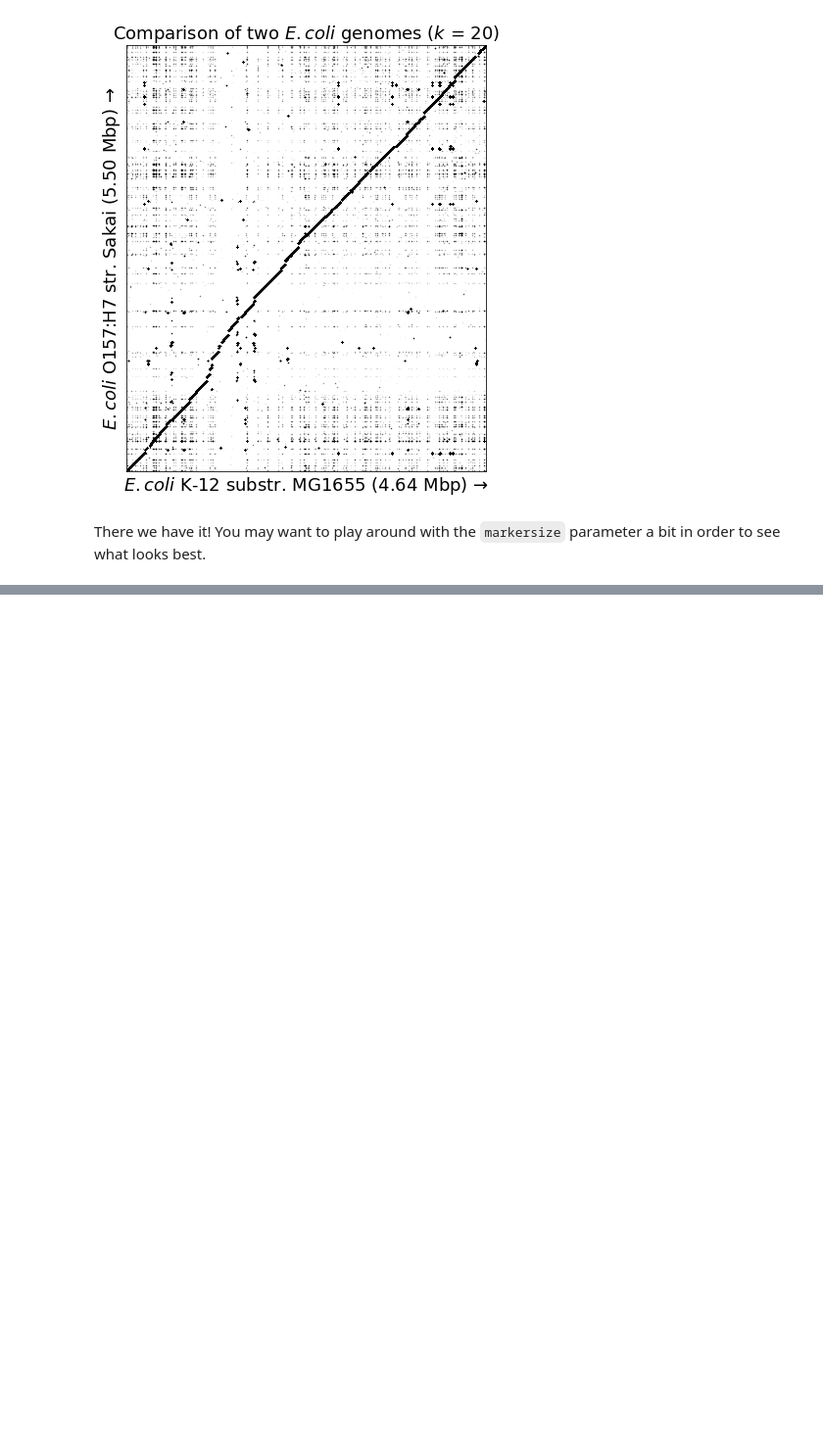
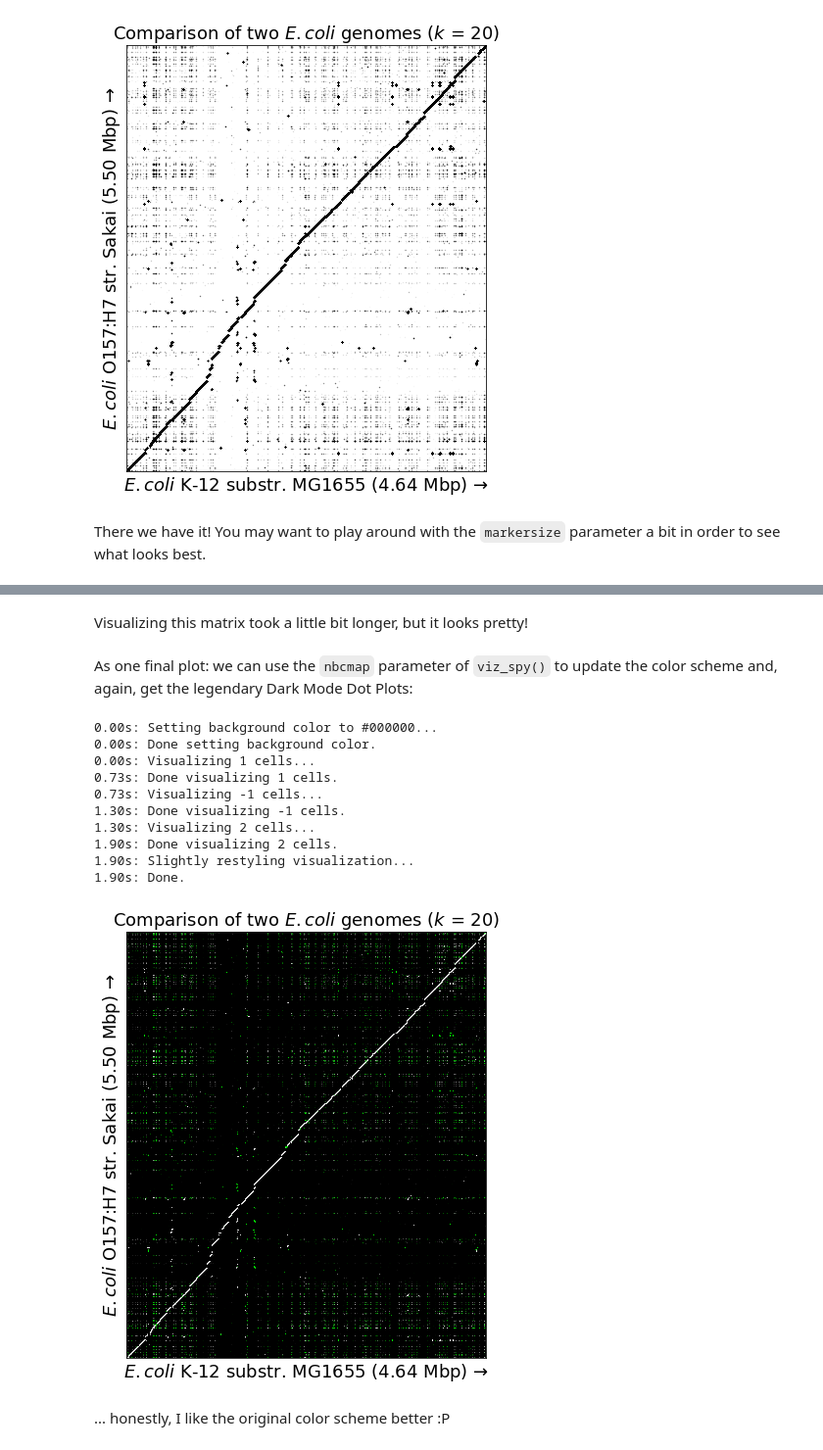
Before and after one commit to fedarko/wotplot, a Jupyter notebook: docs/Tutorial.ipynb, the cells around one changed output, grey strips where cells are left out. Shown: that part at 98% size. Drawn from its saved outputs; the diff is of its cells as text; code cells hidden in the pictures; blank space fills up the shorter version.

```diff
--- a/docs/Tutorial.ipynb
+++ b/docs/Tutorial.ipynb
@@ -547,0 +521,27 @@ fig.set_size_inches(8, 8)
+# %% [markdown]
+Visualizing this matrix took a little bit longer, but it looks pretty!
+# %% [markdown]
+As one final plot: we can use the `nbcmap` parameter of `viz_spy()` to update the color scheme and, again, get the legendary Dark Mode Dot Plots:
+# %%
+fig, ax = pyplot.subplots()
+wotplot.viz_spy(
+    em_nb, markersize=0.01, title=f"Comparison of two $E. coli$ genomes ($k$ = {em.k})", ax=ax, verbose=True,
+    nbcmap={0: "#000000", 1: "#ffffff", -1: "#00ff00", 2: "#ff00ff"}
+)
+ax.set_xlabel(f"$E. coli$ K-12 substr. MG1655 ({len(e1s)/1e6:.2f} Mbp) \u2192")
+ax.set_ylabel(f"$E. coli$ O157:H7 str. Sakai ({len(e2s)/1e6:.2f} Mbp) \u2192")
+fig.set_size_inches(8, 8)
+# %% [output]
+0.00s: Setting background color to #000000...
+0.00s: Done setting background color.
+0.00s: Visualizing 1 cells...
+0.73s: Done visualizing 1 cells.
+0.73s: Visualizing -1 cells...
+1.30s: Done visualizing -1 cells.
+1.30s: Visualizing 2 cells...
+1.90s: Done visualizing 2 cells.
+1.90s: Slightly restyling visualization...
+1.90s: Done.
+[figure, added]
+# %% [markdown]
+... honestly, I like the original color scheme better :P
```
Also changed, not shown: parts of 15 cells of this notebook.
